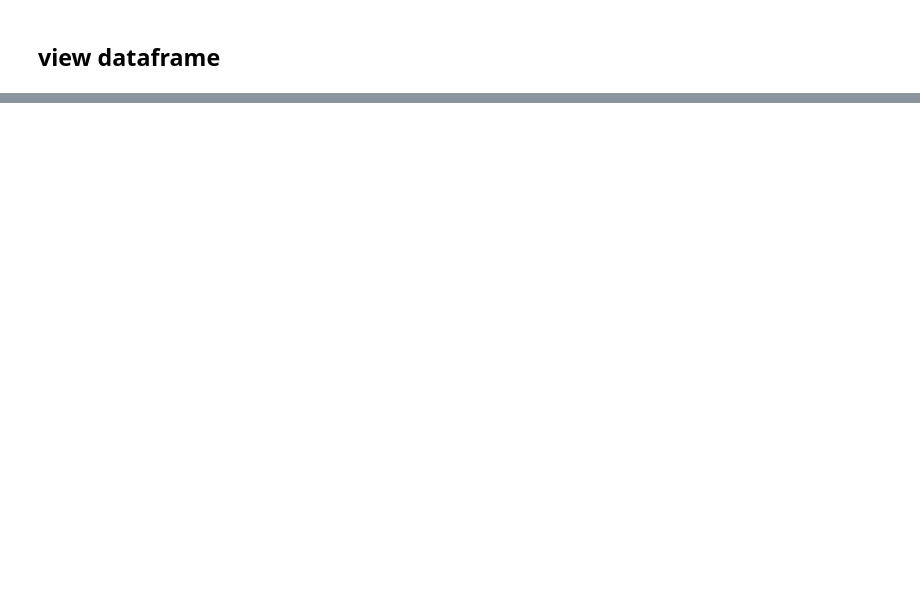
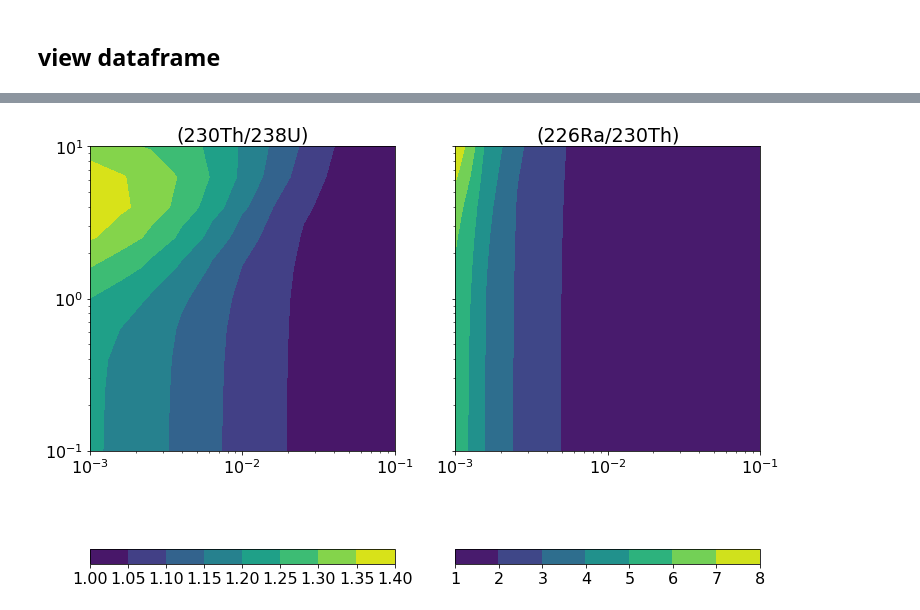
Before and after one commit to curvenote-submit/elkins2021, a Jupyter notebook: pyUsercalc.ipynb, the cells around one changed output, grey strips where cells are left out. Drawn from its saved outputs; the diff is of its cells as text; code cells hidden in the pictures; blank space fills up the shorter version.

Commit message:
Added gridded models and contour plots * super slow…need to sort out why * But it all works * saving with figures just for fun

```diff
--- a/pyUsercalc.ipynb
+++ b/pyUsercalc.ipynb
@@ -60,6 +60,29 @@ def plot_1Dcolumn(df,figsize=(8,6)):
     ax2.grid()
     ax2.legend(loc='best',bbox_to_anchor=(1.1,1))
     return fig,(ax1,ax1a,ax2)
+
+def plot_contours(phi0,W0,act,figsize=(8,8)):
+    '''
+    pretty plot activity contour plots
+    '''
+
+    Nplots = act.shape[0]
+    if Nplots == 2:
+        labels = ['(230Th/238U)', '(226Ra/230Th)']
+    else:
+        labels = ['(231Pa/235U)']
+
+
+    fig, axes = plt.subplots(1,Nplots, sharey=True,figsize=figsize)
+    for i,ax in enumerate(axes):
+        cf = ax.contourf(phi0,W0,act[i])
+        ax.set_xscale('log')
+        ax.set_yscale('log')
+        ax.set_aspect('equal')
+        ax.set_title(labels[i])
+        fig.colorbar(cf, ax=ax, orientation='horizontal',shrink=1.)
+
+    plt.show()
 # %% [markdown]
 ## A Generic Decay chain solver class
 
@@ -417,0 +546,5 @@ df_out
+# %%
+phi0 = np.logspace(-3,-1,11)
+W0 = np.logspace(-1,1,11)
+n = 2.
+act = us.solve_grid(phi0, n, W0, us.D_238, us.lambdas_238 )
@@ -417,0 +567,4 @@ df_out
+# %%
+plot_contours(phi0,W0,act,figsize=(12,12))
+# %% [output]
+[figure, added]
```
Also changed, not shown: parts of 9 cells of this notebook.
